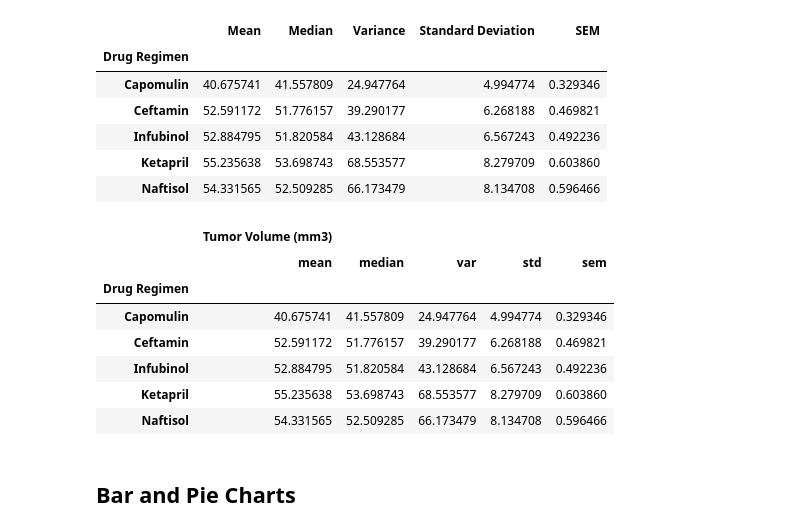
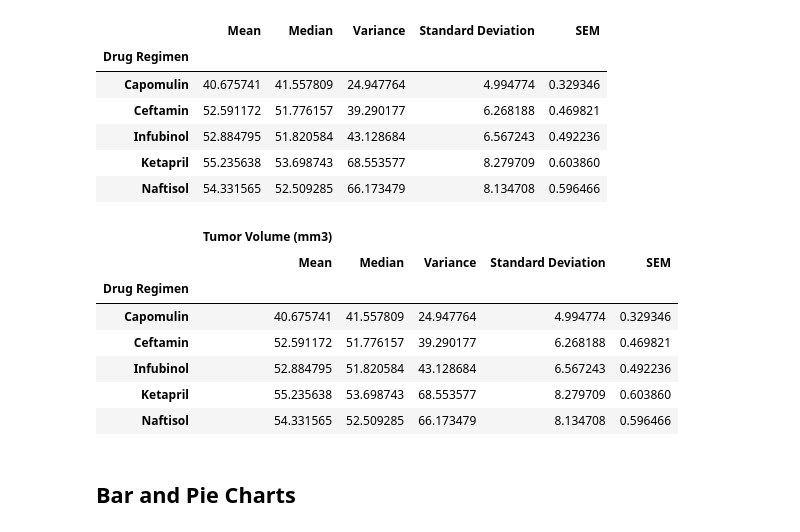
Before and after one commit to georgiafbi/matplotlib-challenge, a Jupyter notebook: Pymaceuticals/pymaceuticals_starter.ipynb, the cells around one changed output. Drawn from its saved outputs; the diff is of its cells as text; code cells hidden in the pictures.

```diff
--- a/Pymaceuticals/pymaceuticals_starter.ipynb
+++ b/Pymaceuticals/pymaceuticals_starter.ipynb
@@ -79,13 +79,14 @@ tvs_df1.head()
 # %%
 # Generate a summary statistics table of mean, median, variance, standard deviation, and SEM of the tumor volume for each regimen
 
 # Using the aggregation method, produce the same summary statistics in a single line
 #df.groupby('A').agg({'B': ['min', 'max'], 'C': 'sum'})
 tvs_df2=clean_df.groupby("Drug Regimen").agg({"Tumor Volume (mm3)":['mean', 'median', 'var', 'std', 'sem']})
+tvs_df2.rename(columns={'mean':"Mean", "median": "Median", "var":"Variance","std":"Standard Deviation",'sem':"SEM"},inplace =True)
 tvs_df2.head()
 # %% [output]
 |  | Tumor Volume (mm3) |  |  |  |  |
-|  | mean | median | var | std | sem |
+|  | Mean | Median | Variance | Standard Deviation | SEM |
 | Drug Regimen |  |  |  |  |  |
 | Capomulin | 40.675741 | 41.557809 | 24.947764 | 4.994774 | 0.329346 |
 | Ceftamin | 52.591172 | 51.776157 | 39.290177 | 6.268188 | 0.469821 |
```
Also changed, not shown: parts of 4 cells of this notebook.
